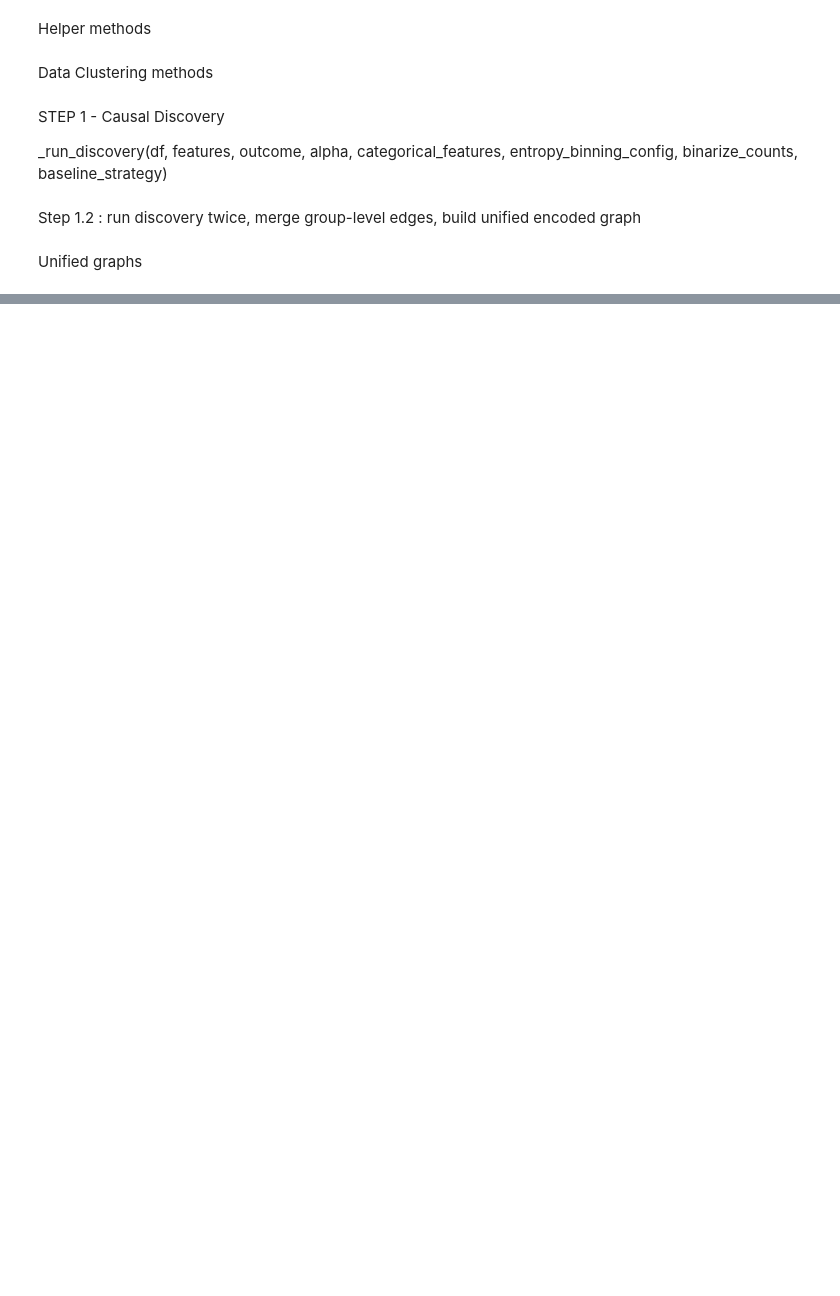
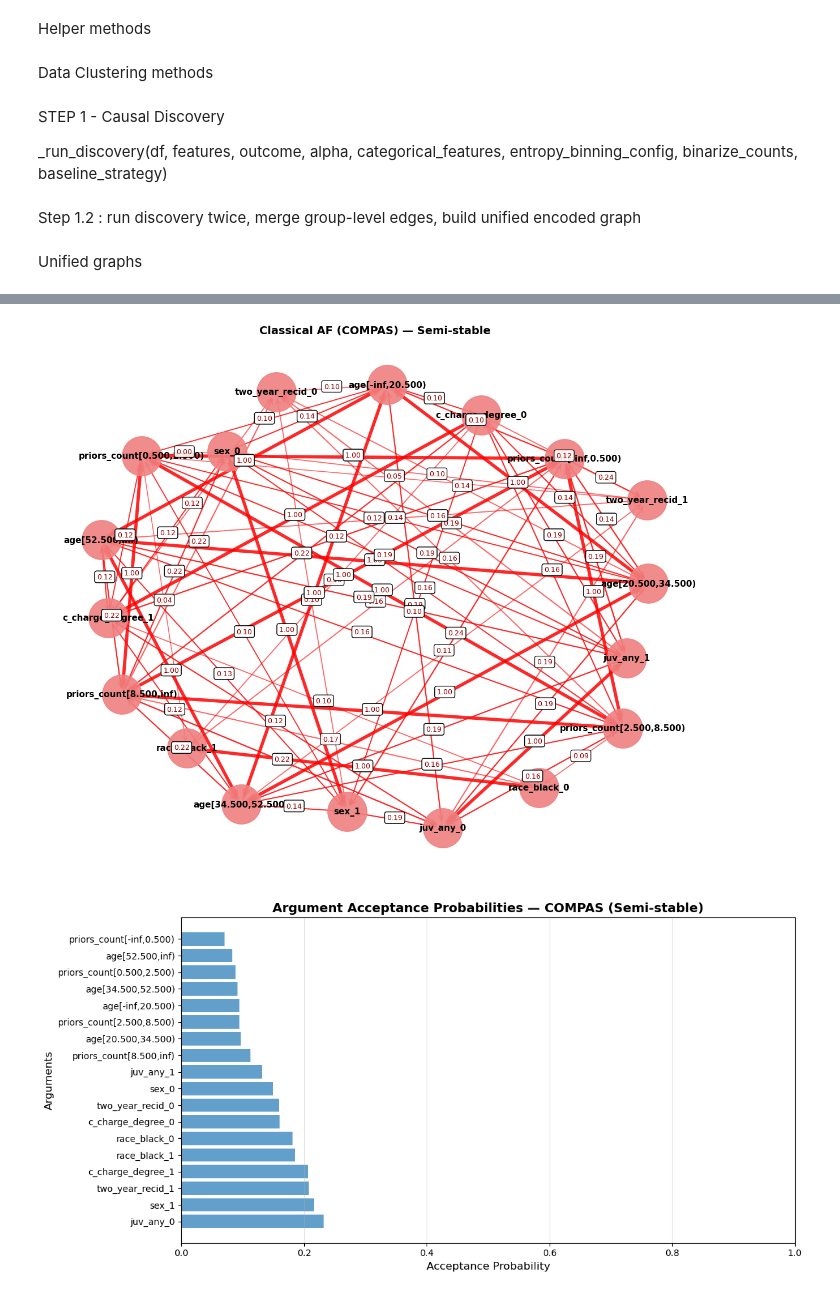
Before and after one commit to eigenhenry/causal_argumentation, a Jupyter notebook: causal_arg.ipynb, the cells around one changed output, grey strips where cells are left out. Saved outputs shown, nothing was run; the diff lists cells and outputs as text; code cells hidden in the pictures; blank space fills up the shorter version.

```diff
--- a/causal_arg.ipynb
+++ b/causal_arg.ipynb
@@ -177,7 +178,11 @@ def _prepare_discovery_encoding(
                 min_bin_size=bin_params["min_bin_size"]
             )
             binned = pd.cut(df[feat], bins=edges, labels=labels, include_lowest=True)
-            dummies = pd.get_dummies(binned, prefix="", prefix_sep="", drop_first=True)
+            if baseline_strategy == "drop_last":
+                d_all = pd.get_dummies(binned, prefix="", prefix_sep="", drop_first=False)
+                dummies = d_all[sorted(d_all.columns)[:-1]]
+            else:
+                dummies = pd.get_dummies(binned, prefix="", prefix_sep="", drop_first=True)
             encoding_groups[feat] = list(dummies.columns)
             df_processed = pd.concat([df_processed, dummies], axis=1)
 
@@ -268,15 +273,16 @@ Step 1.2 : run discovery twice, merge group-level edges, build unified encoded g
 
 def _run_discovery(df, features, outcome, alpha, categorical_features,
                    entropy_binning_config, binarize_counts, baseline_strategy,
-                   algo="pc"):
+                   algo="pc", depth=-1):
     data, col_names, df_processed, encoding_groups = _prepare_discovery_encoding(
         df, features, outcome, categorical_features,
         entropy_binning_config, binarize_counts, baseline_strategy
     )
     if algo.lower() == "pc":
-        res = pc(data, alpha=alpha, ci_test=fisherz, node_names=col_names)
+        res = pc(data, alpha=alpha, ci_test=fisherz, node_names=col_names, depth=depth)
     else:
-        res = fci(data, alpha=alpha, ci_test=fisherz, node_names=col_names)
+        res = fci(data, alpha=alpha, ci_test=fisherz, node_names=col_names,
+                  depth=depth, verbose=False, show_progress=False)
     graph = _unwrap_graph(res)
     force_sink(graph, outcome)
 
@@ -377,11 +383,11 @@ class _ResultShim:
 def run_dual_and_merge_with_unified(df, features, outcome, categorical_features,
                                     entropy_binning_config=None, binarize_counts=('sibsp', 'parch'),
                                     algo="pc", alpha=0.01, merge_rule="majority",
-                                    unified_dummy_noise=0.0):
+                                    unified_dummy_noise=0.0, depth=-1):
     run1 = _run_discovery(df, features, outcome, alpha, categorical_features,
-                          entropy_binning_config, binarize_counts, "drop_first", algo=algo)
+                          entropy_binning_config, binarize_counts, "drop_first", algo=algo, depth=depth)
     run2 = _run_discovery(df, features, outcome, alpha, categorical_features,
-                          entropy_binning_config, binarize_counts, "drop_last", algo=algo)
+                          entropy_binning_config, binarize_counts, "drop_last", algo=algo, depth=depth)
 
     g1 = _extract_group_edges(run1, features, outcome)
     g2 = _extract_group_edges(run2, features, outcome)
@@ -1218,0 +1461,47 @@ Saved: outputs_diabetes/fci_experiment/argument_acceptance.png
+# %%
+print("=" * 60)
+print("STEP 5: Semi-stable probabilistic extensions")
+print("=" * 60)
+enc_groups_no_outcome = {g: cols for g, cols in enc_groups_full.items() if g != 'two_year_recid'}
+enc_for_semantics = dict(enc_groups_no_outcome)
+enc_for_semantics['two_year_recid'] = ['two_year_recid_0', 'two_year_recid_1']
+extension_probs = af.compute_extensions_probability(
+    semantics='semistable',
+    top_k=200,
+    threshold=0.10,
+    require_one_of=('two_year_recid_0', 'two_year_recid_1'),
+    exactly_one=False,
+    enforce_group_exclusivity=True,
+    encoding_groups=enc_for_semantics
+)
+
+print("\n" + "=" * 60)
+print("STEP 6: Argument acceptance")
+print("=" * 60)
+arg_acceptance = af.analyze_argument_acceptance(extension_probs)
+
+print("\n" + "=" * 60)
+print("STEP 7: Visualize & export")
+print("=" * 60)
+af.visualize(
+    title="Classical AF (COMPAS) — Semi-stable",
+    output_file=f"{OUTPUT_DIR}/classical_af.png"
+)
+af.to_apx_format(f"{OUTPUT_DIR}/framework.apx")
+af.to_tgf_format(f"{OUTPUT_DIR}/framework.tgf")
+
+import matplotlib.pyplot as plt
+plt.figure(figsize=(12, 6))
+args_sorted = sorted(arg_acceptance.items(), key=lambda x: -x[1])
+args_names  = [a for a, _ in args_sorted]
+args_probs  = [p for _, p in args_sorted]
+plt.barh(args_names, args_probs, alpha=0.7)
+plt.xlabel('Acceptance Probability', fontsize=12)
+plt.ylabel('Arguments', fontsize=12)
+plt.title('Argument Acceptance Probabilities — COMPAS (Semi-stable)', fontsize=14, fontweight='bold')
+plt.xlim(0, 1)
+plt.grid(axis='x', alpha=0.3)
+plt.tight_layout()
+plt.savefig(f"{OUTPUT_DIR}/argument_acceptance.png", dpi=150, bbox_inches='tight')
+print(f"Saved: {OUTPUT_DIR}/argument_acceptance.png")
+# %% [output]
@@ -1218,0 +1525,2 @@ Saved: outputs_diabetes/fci_experiment/argument_acceptance.png
+[figure, added]
+[figure, added]
```
Also changed, not shown: parts of 12 cells of this notebook.
